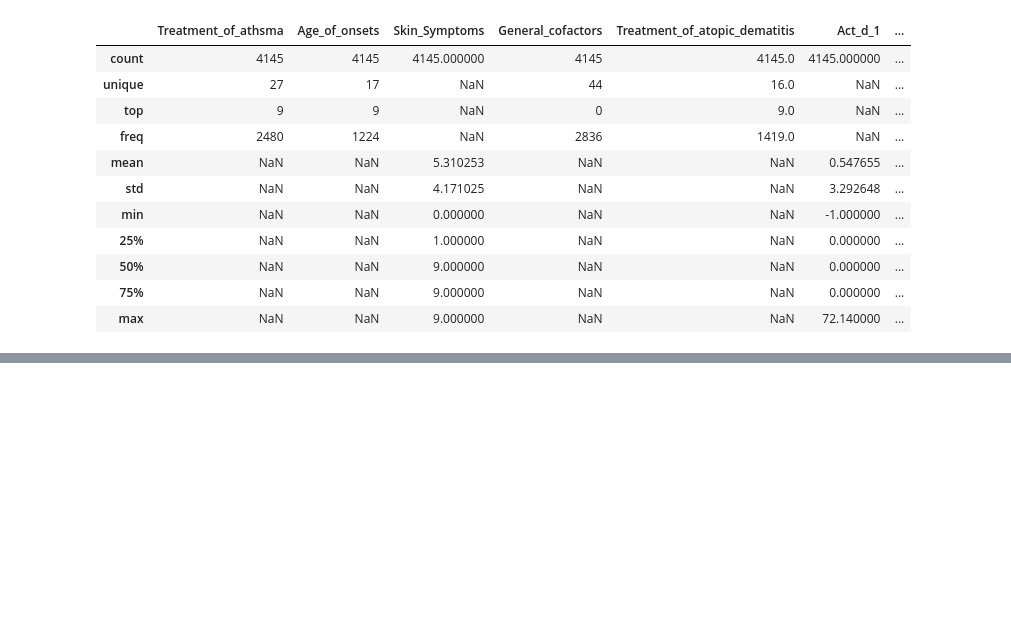
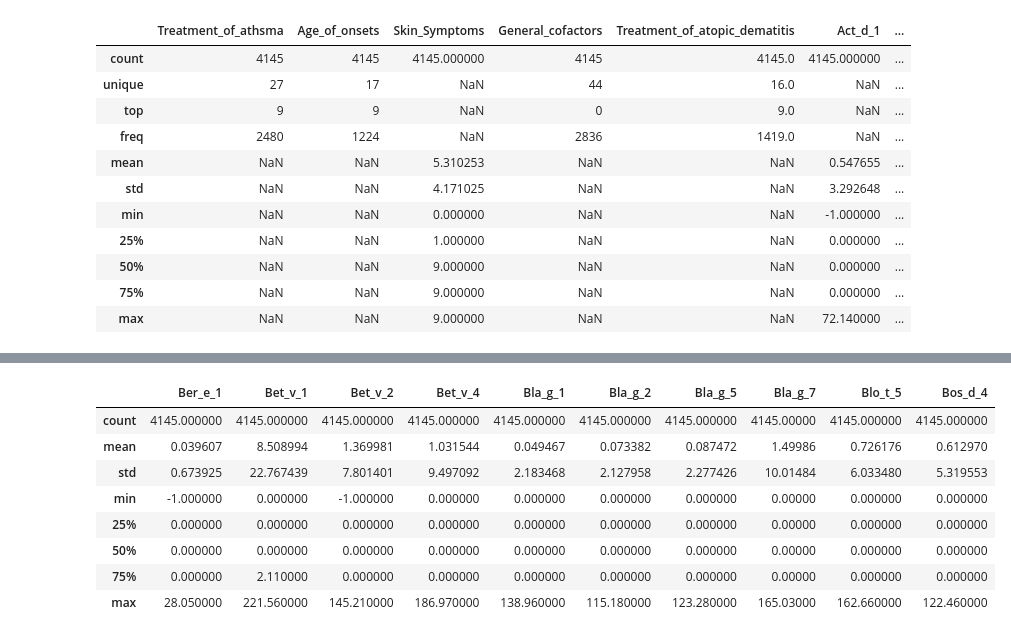
Before and after one commit to IngeaJeanOlivier/Allergies, a Jupyter notebook: notebooks/nb_jean_olivier.ipynb, the cells around one changed output, grey strips where cells are left out. Cells and saved outputs as stored; diff of their text form; code cells hidden in the pictures; blank space fills up the shorter version.

```diff
--- a/notebooks/nb_jean_olivier.ipynb
+++ b/notebooks/nb_jean_olivier.ipynb
@@ -394,0 +368,12 @@ else:
+# %%
+df2.iloc[:, 40:50].describe(include="all")
+# %% [output]
+|  | Ber_e_1 | Bet_v_1 | Bet_v_2 | Bet_v_4 | Bla_g_1 | Bla_g_2 | Bla_g_5 | Bla_g_7 | Blo_t_5 | Bos_d_4 |
+| count | 4145.000000 | 4145.000000 | 4145.000000 | 4145.000000 | 4145.000000 | 4145.000000 | 4145.000000 | 4145.00000 | 4145.000000 | 4145.000000 |
+| mean | 0.039607 | 8.508994 | 1.369981 | 1.031544 | 0.049467 | 0.073382 | 0.087472 | 1.49986 | 0.726176 | 0.612970 |
+| std | 0.673925 | 22.767439 | 7.801401 | 9.497092 | 2.183468 | 2.127958 | 2.277426 | 10.01484 | 6.033480 | 5.319553 |
+| min | -1.000000 | 0.000000 | -1.000000 | 0.000000 | 0.000000 | 0.000000 | 0.000000 | 0.00000 | 0.000000 | 0.000000 |
+| 25% | 0.000000 | 0.000000 | 0.000000 | 0.000000 | 0.000000 | 0.000000 | 0.000000 | 0.00000 | 0.000000 | 0.000000 |
+| 50% | 0.000000 | 0.000000 | 0.000000 | 0.000000 | 0.000000 | 0.000000 | 0.000000 | 0.00000 | 0.000000 | 0.000000 |
+| 75% | 0.000000 | 2.110000 | 0.000000 | 0.000000 | 0.000000 | 0.000000 | 0.000000 | 0.00000 | 0.000000 | 0.000000 |
+| max | 28.050000 | 221.560000 | 145.210000 | 186.970000 | 138.960000 | 115.180000 | 123.280000 | 165.03000 | 162.660000 | 122.460000 |
```
Also changed, not shown: parts of 10 cells of this notebook.
